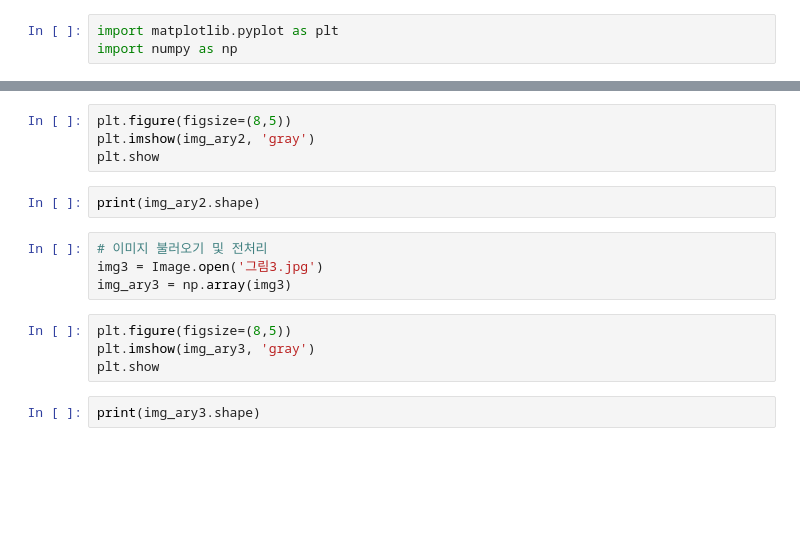
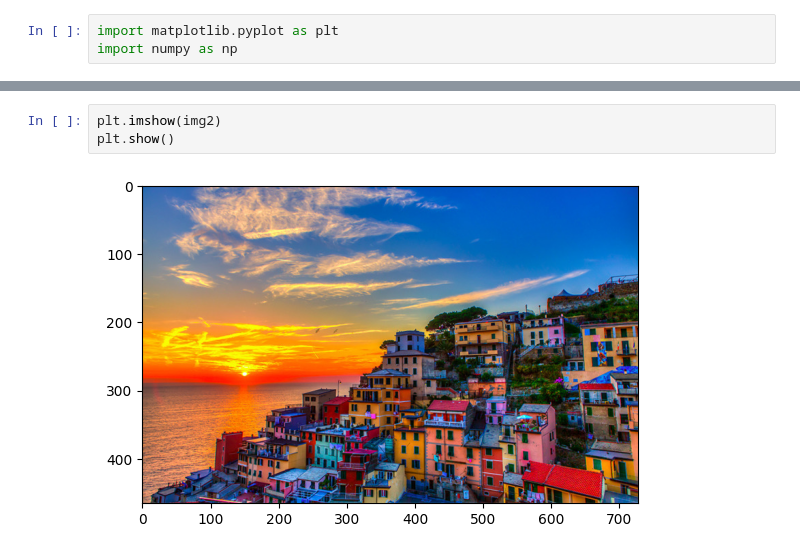
Before and after one commit to apetech-labs/bigdatacamp_image_processing, a Jupyter notebook: ImageProcessing/day1/image_basic.ipynb, the cells around one changed output, grey strips where cells are left out. Drawn from its saved outputs; the diff is of its cells as text; blank space fills up the shorter version.

```diff
--- a/ImageProcessing/day1/image_basic.ipynb
+++ b/ImageProcessing/day1/image_basic.ipynb
@@ -20,17 +30,6 @@ img_ary2 = np.array(img2)
 # %%
-plt.figure(figsize=(8,5))
-plt.imshow(img_ary2, 'gray')
-plt.show
+plt.imshow(img2)
+plt.show()
+# %% [output]
+[figure, added]
-# %%
-print(img_ary2.shape)
-# %%
-# 이미지 불러오기 및 전처리
-img3 = Image.open('그림3.jpg')
-img_ary3 = np.array(img3)
-# %%
-plt.figure(figsize=(8,5))
-plt.imshow(img_ary3, 'gray')
-plt.show
-# %%
-print(img_ary3.shape)
 # %%
```
Also changed, not shown: parts of 13 cells of this notebook, 2 other files.
